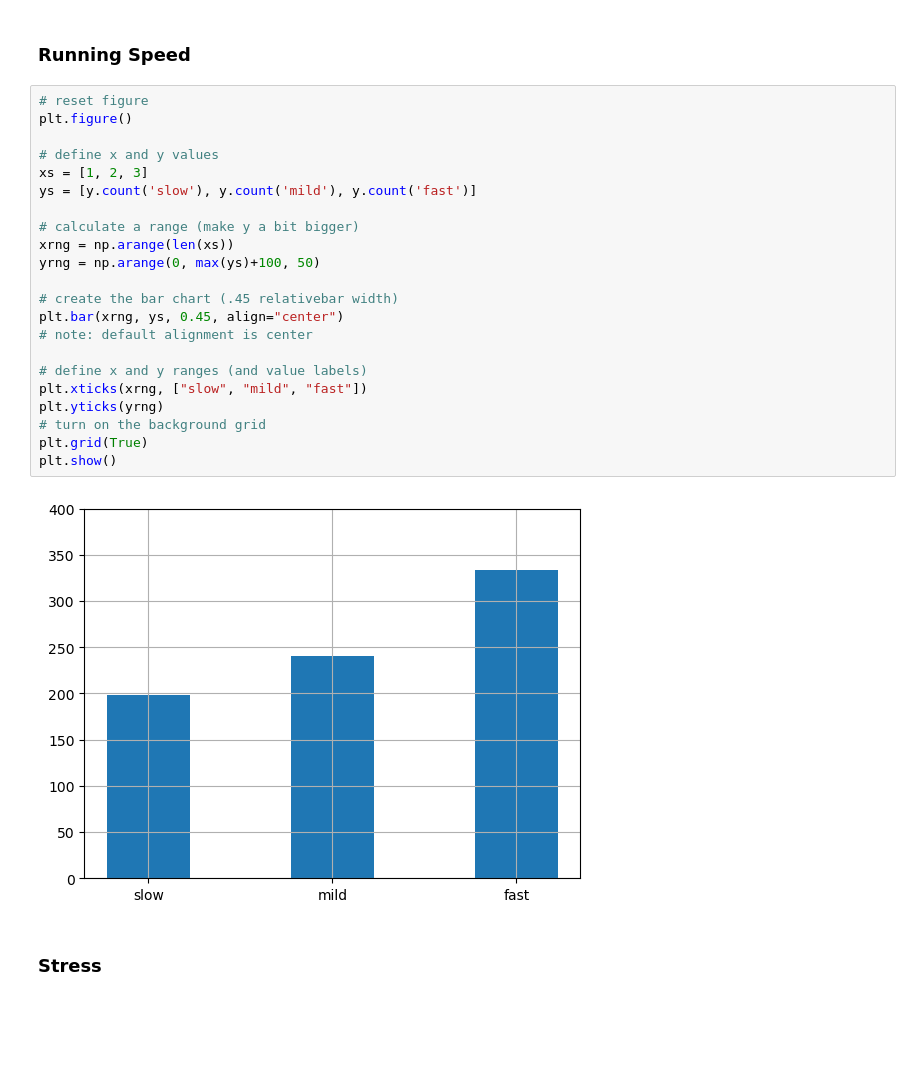
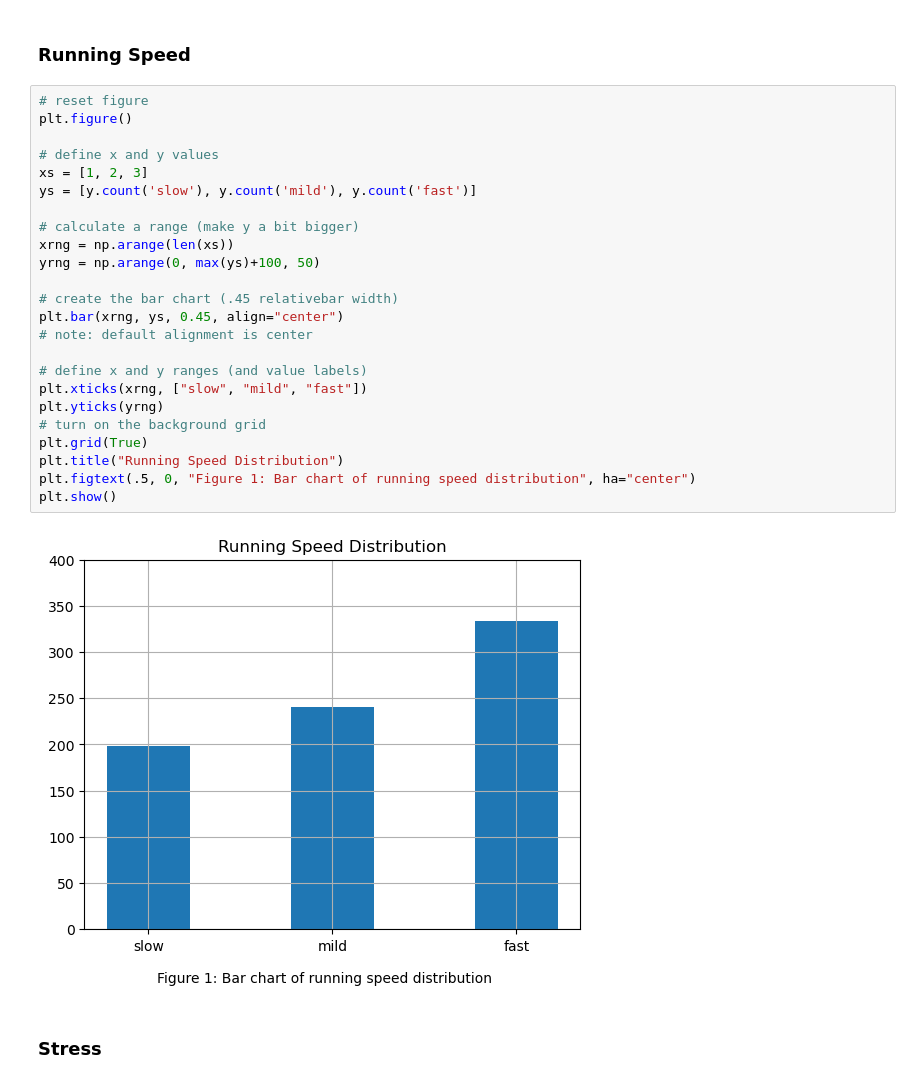
Before and after one commit to JackBrandt/DataAlg-Final-Project-Running, a Jupyter notebook: running_technical_report.ipynb, the cells around one changed output. Drawn from its saved outputs; the diff is of its cells as text; blank space fills up the shorter version.

```diff
--- a/running_technical_report.ipynb
+++ b/running_technical_report.ipynb
@@ -255,27 +303,29 @@ avgSpeed                    0.1722    0.630717      0.401458      0.328749
 # %%
 # reset figure
 plt.figure()
 
 # define x and y values
 xs = [1, 2, 3]
 ys = [y.count('slow'), y.count('mild'), y.count('fast')]
 
 # calculate a range (make y a bit bigger)
 xrng = np.arange(len(xs))
 yrng = np.arange(0, max(ys)+100, 50)
 
 # create the bar chart (.45 relativebar width)
 plt.bar(xrng, ys, 0.45, align="center")
 # note: default alignment is center
 
 # define x and y ranges (and value labels)
 plt.xticks(xrng, ["slow", "mild", "fast"])
 plt.yticks(yrng)
 # turn on the background grid
 plt.grid(True)
+plt.title("Running Speed Distribution")
+plt.figtext(.5, 0, "Figure 1: Bar chart of running speed distribution", ha="center")
 plt.show()
 # %% [output]
-[figure, old version]
+[figure, new version]
 # %% [markdown]
 ### Stress
 # %%
```
Also changed, not shown: parts of 13 cells of this notebook.
